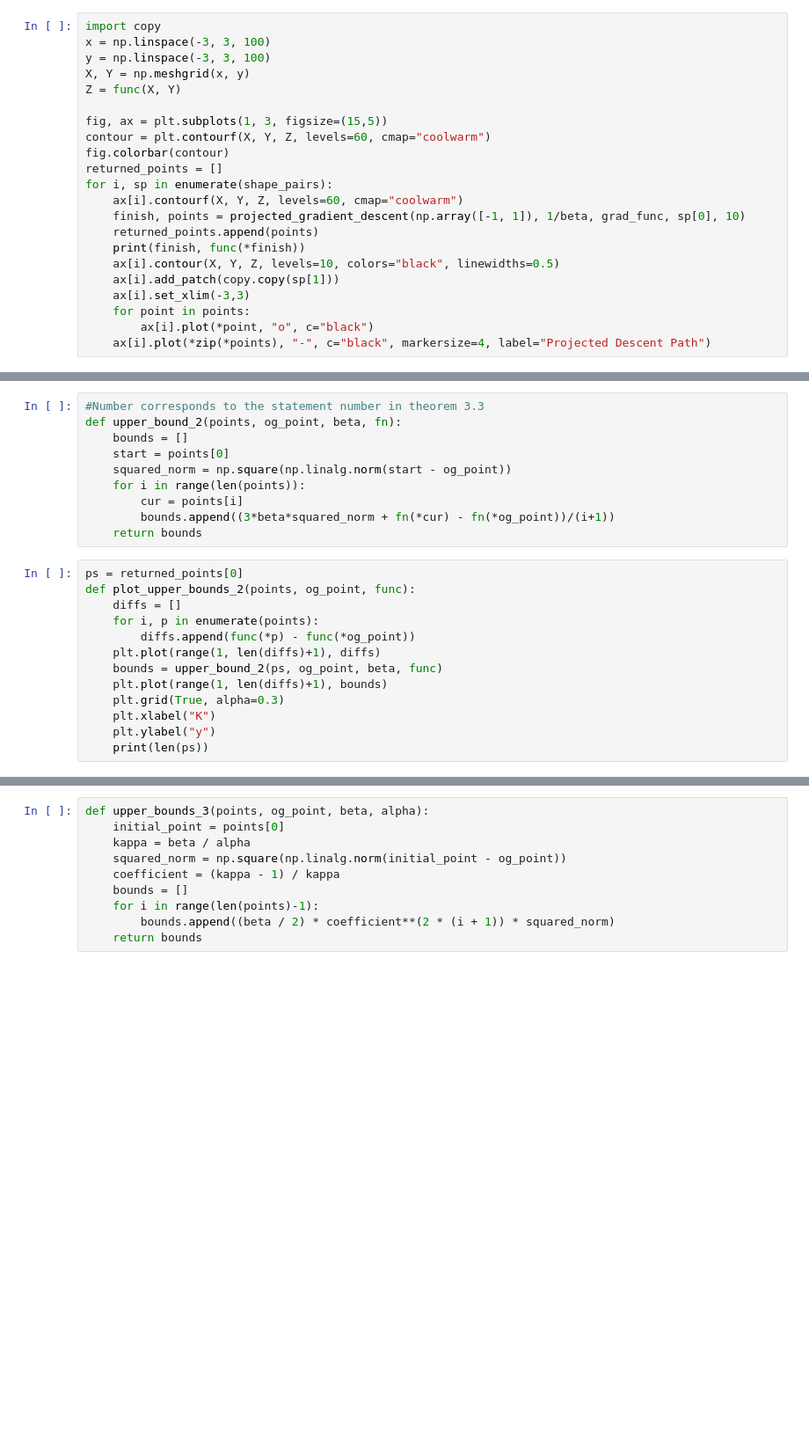
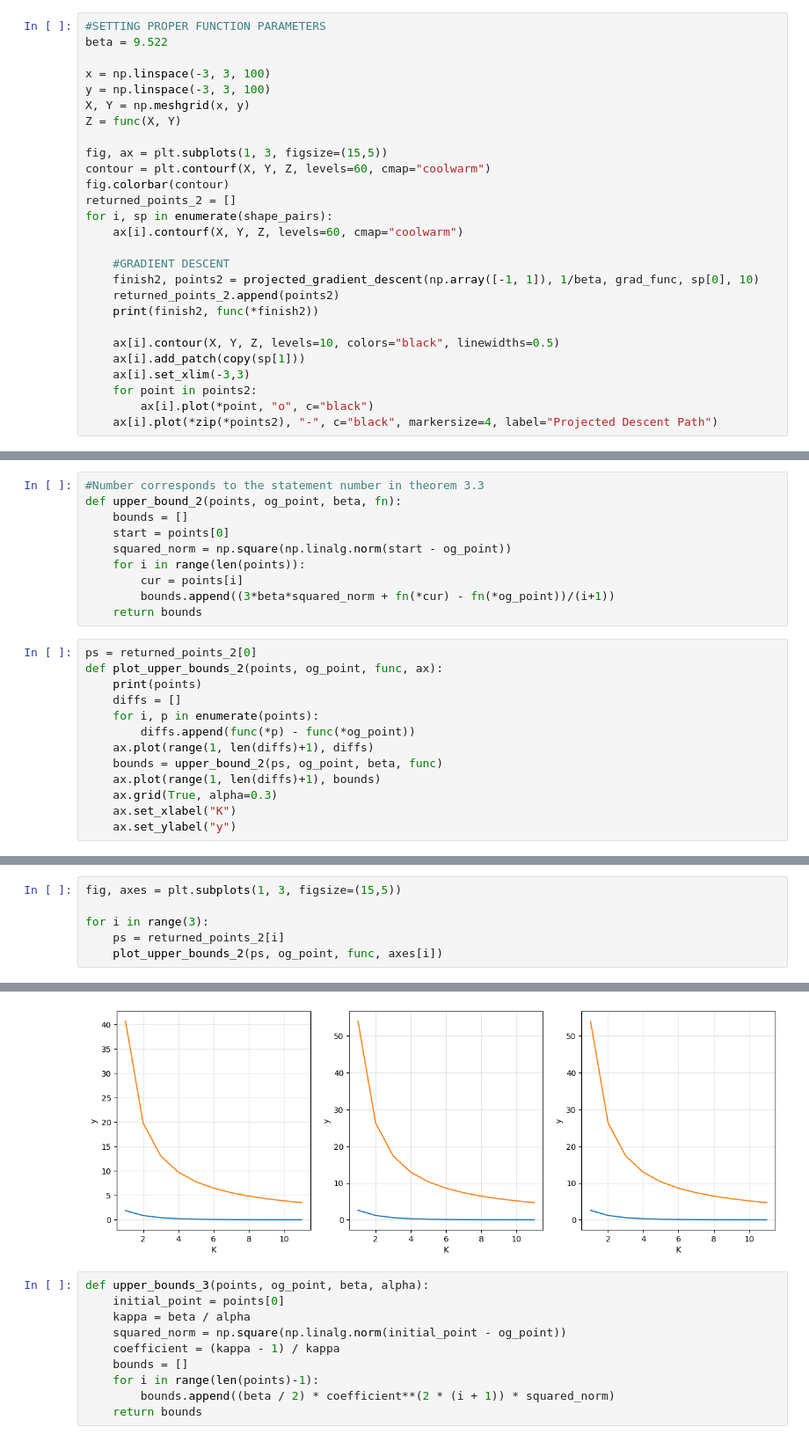
Before and after one commit to MatejVre/Gradient_Descent_Part_1, a Jupyter notebook: gradient_descent.ipynb, the cells around one changed output, grey strips where cells are left out. Shown at 88% size. Drawn from its saved outputs; the diff is of its cells as text; blank space fills up the shorter version.

```diff
--- a/gradient_descent.ipynb
+++ b/gradient_descent.ipynb
@@ -166,5 +219,7 @@ shape_pairs = [(project_onto_circle, plt.Circle((0, 0), np.sqrt(1.5), color='r',
 # %%
-import copy
+#SETTING PROPER FUNCTION PARAMETERS
+beta = 9.522
+
 x = np.linspace(-3, 3, 100)
 y = np.linspace(-3, 3, 100)
 X, Y = np.meshgrid(x, y)
@@ -173,16 +228,19 @@ Z = func(X, Y)
 fig, ax = plt.subplots(1, 3, figsize=(15,5))
 contour = plt.contourf(X, Y, Z, levels=60, cmap="coolwarm")
 fig.colorbar(contour)
-returned_points = []
+returned_points_2 = []
 for i, sp in enumerate(shape_pairs):
     ax[i].contourf(X, Y, Z, levels=60, cmap="coolwarm")
-    finish, points = projected_gradient_descent(np.array([-1, 1]), 1/beta, grad_func, sp[0], 10)
-    returned_points.append(points)
-    print(finish, func(*finish))
+
+    #GRADIENT DESCENT
+    finish2, points2 = projected_gradient_descent(np.array([-1, 1]), 1/beta, grad_func, sp[0], 10)
+    returned_points_2.append(points2)
+    print(finish2, func(*finish2))
+
     ax[i].contour(X, Y, Z, levels=10, colors="black", linewidths=0.5)
-    ax[i].add_patch(copy.copy(sp[1]))
+    ax[i].add_patch(copy(sp[1]))
     ax[i].set_xlim(-3,3)
-    for point in points:
+    for point in points2:
         ax[i].plot(*point, "o", c="black")
-    ax[i].plot(*zip(*points), "-", c="black", markersize=4, label="Projected Descent Path")
+    ax[i].plot(*zip(*points2), "-", c="black", markersize=4, label="Projected Descent Path")
 # %% [output]
@@ -201,15 +259,15 @@ def upper_bound_2(points, og_point, beta, fn):
         bounds.append((3*beta*squared_norm + fn(*cur) - fn(*og_point))/(i+1))
     return bounds
 # %%
-ps = returned_points[0]
-def plot_upper_bounds_2(points, og_point, func):
+ps = returned_points_2[0]
+def plot_upper_bounds_2(points, og_point, func, ax):
+    print(points)
     diffs = []
     for i, p in enumerate(points):
         diffs.append(func(*p) - func(*og_point))
-    plt.plot(range(1, len(diffs)+1), diffs)
+    ax.plot(range(1, len(diffs)+1), diffs)
     bounds = upper_bound_2(ps, og_point, beta, func)
-    plt.plot(range(1, len(diffs)+1), bounds)
-    plt.grid(True, alpha=0.3)
-    plt.xlabel("K")
-    plt.ylabel("y")
-    print(len(ps))
+    ax.plot(range(1, len(diffs)+1), bounds)
+    ax.grid(True, alpha=0.3)
+    ax.set_xlabel("K")
+    ax.set_ylabel("y")
@@ -221,0 +274,7 @@ plot_upper_bounds_2(ps, og_point, func)
+# %%
+fig, axes = plt.subplots(1, 3, figsize=(15,5))
+
+for i in range(3):
+    ps = returned_points_2[i]
+    plot_upper_bounds_2(ps, og_point, func, axes[i])
+# %% [output]
@@ -222,3 +284,4 @@ plot_upper_bounds_2(ps, og_point, func)
+[figure, added]
 # %%
 def upper_bounds_3(points, og_point, beta, alpha):
     initial_point = points[0]
```
Also changed, not shown: parts of 25 cells of this notebook.
